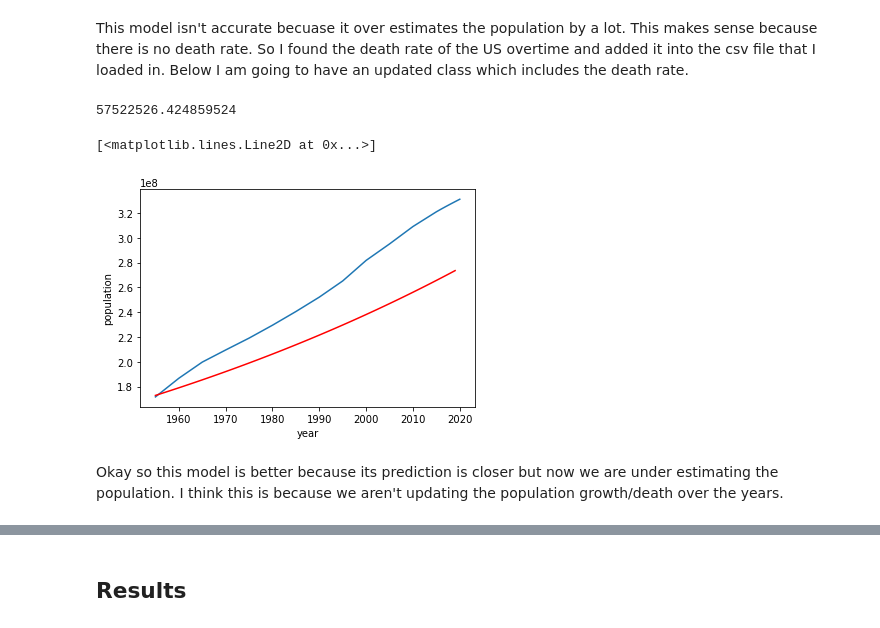
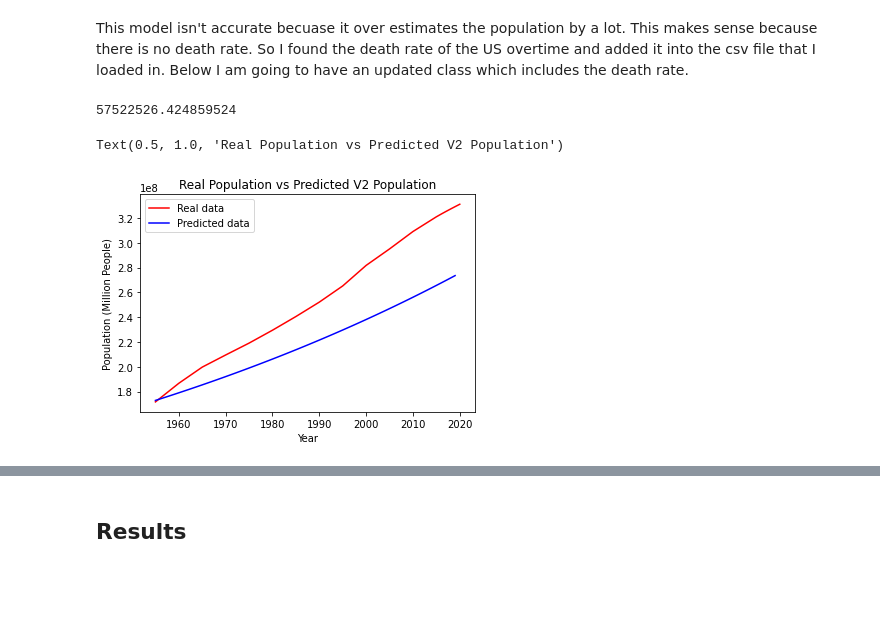
Before and after one commit to aniessaterps/CMSE-202-project, a Jupyter notebook: CMSE202_FinalProject.ipynb, the cells around one changed output, grey strips where cells are left out. Drawn from its saved outputs; the diff is of its cells as text; code cells hidden in the pictures; blank space fills up the shorter version.

```diff
--- a/CMSE202_FinalProject.ipynb
+++ b/CMSE202_FinalProject.ipynb
@@ -78,31 +95,43 @@ sns.lineplot(x = usa['year'],y = usa['population'])
 # %% [markdown]
 This model isn't accurate becuase it over estimates the population by a lot. This makes sense because there is no death rate. So I found the death rate of the US overtime and added it into the csv file that I loaded in. Below I am going to have an updated class which includes the death rate.
 # %%
-class population_update():
-    def __init__(self,start,growth,death,migrants):
+class population_v2():
+    """This class is used to predict the natural population growth without the affect of immigrants."""
+    def __init__(self,start, growth, death, migrants):
         self.start = start
         self.growth = growth
         self.death = death
         self.migrants = migrants
 
     def update_pop(self,time):
-        t = []
-        population = []
+        """
+        This is the function we used to calculte population will be of a given time start, and growth without immigrants
+        Time is the amount of time we want to predict
+        """
+        t, population = list(), list()
+        "t: the time axis we want to return, population: our predicted population axis"
         for i in range(time):
+            "population"
             pop = self.start + self.start*self.growth - self.start*self.death - self.migrants
+            population.append(pop)
             self.start = pop
-            t.append(i)
-            population.append(pop)
-        return np.array(t)+1955,population
+
+            "time"
+            t.append(i+1955)
+        return t, population
 # %%
-us2 = population_update(usa.iloc[17,1],usa.iloc[17,8],usa.iloc[17,7],usa.iloc[17,4])
+us2 = population_v2(usa.iloc[17,1],usa.iloc[17,8],usa.iloc[17,7],usa.iloc[17,4])
 us2_t,us2_pop = us2.update_pop(65)
 print(usa.iloc[0,1]-us2_pop[-1]) #actual value minus the predicted value
-sns.lineplot(x = usa['year'],y = usa['population'])
-plt.plot(us2_t,us2_pop,color="red")
 # %% [output]
 57522526.424859524
-[<matplotlib.lines.Line2D at 0x...>]
-[figure, removed]
-# %% [markdown]
-Okay so this model is better because its prediction is closer but now we are under estimating the population. I think this is because we aren't updating the population growth/death over the years.
+# %%
+plt.plot(usa['year'], usa['population'], c = "red", label = "Real data")
+plt.plot(us2_t, us2_pop, c = "blue", label = "Predicted data")
+plt.legend()
+plt.xlabel("Year")
+plt.ylabel("Population (Million People)")
+plt.title("Real Population vs Predicted V2 Population")
+# %% [output]
+Text(0.5, 1.0, 'Real Population vs Predicted V2 Population')
+[figure, added]
```
Also changed, not shown: parts of 10 cells of this notebook.
